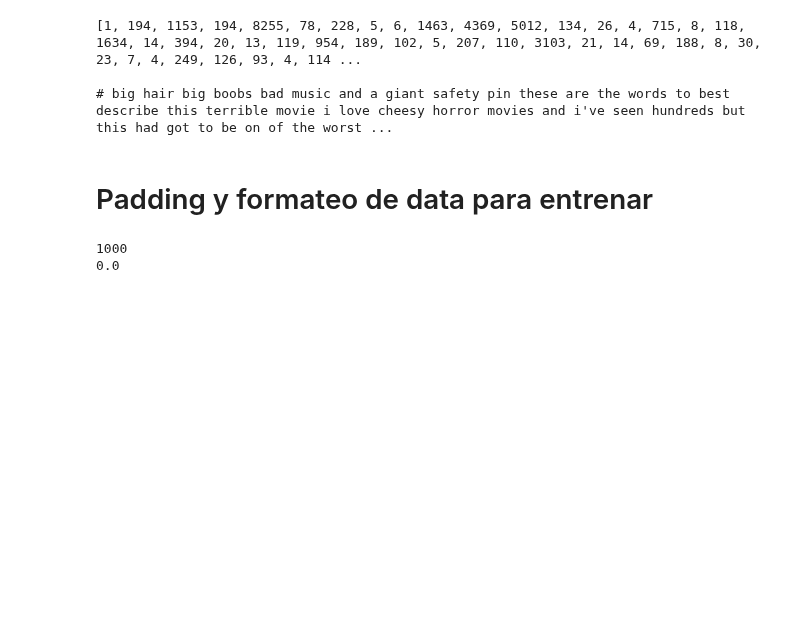
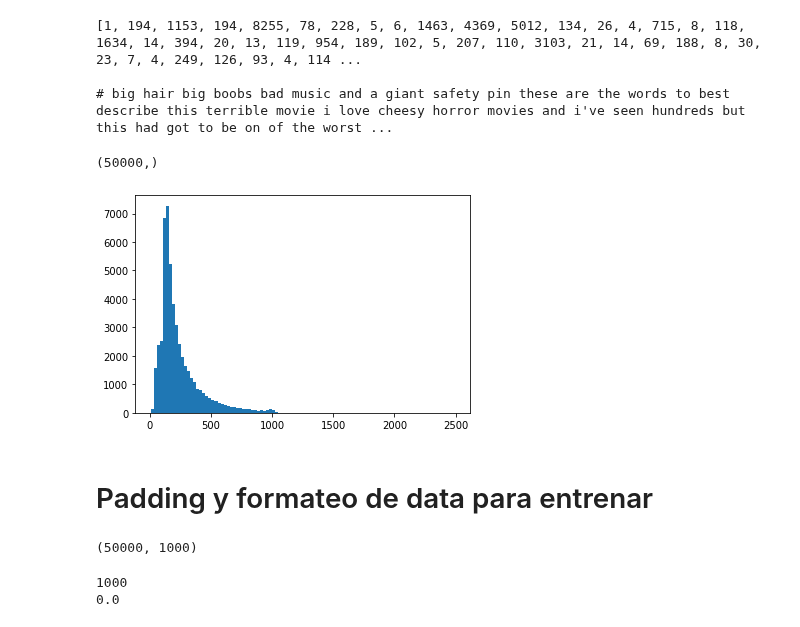
Before and after one commit to LCaravaggio/DeepLearning_ITBA, a Jupyter notebook: NLP/01-Trainable Embeddings.ipynb, the cells around one changed output. Drawn from its saved outputs; the diff is of its cells as text; code cells hidden in the pictures; blank space fills up the shorter version.

```diff
--- a/NLP/01-Trainable Embeddings.ipynb
+++ b/NLP/01-Trainable Embeddings.ipynb
@@ -105,6 +61,18 @@ print(decoded)
 [1, 194, 1153, 194, 8255, 78, 228, 5, 6, 1463, 4369, 5012, 134, 26, 4, 715, 8, 118, 1634, 14, 394, 20, 13, 119, 954, 189, 102, 5, 207, 110, 3103, 21, 14, 69, 188, 8, 30, 23, 7, 4, 249, 126, 93, 4, 114 ...
 
 # big hair big boobs bad music and a giant safety pin these are the words to best describe this terrible movie i love cheesy horror movies and i've seen hundreds but this had got to be on of the worst ...
+# %%
+data.shape
+# %% [output]
+(50000,)
+# %%
+lens=[len(x) for x in data]
+# %%
+from matplotlib import pyplot as plt
+plt.hist(lens, bins=100)
+plt.show()
+# %% [output]
+[figure, added]
 # %% [markdown]
 # Padding y formateo de data para entrenar
 # %%
@@ -112,6 +80,10 @@ print(decoded)
 maxlen=1000
 # %%
 data = pad_sequences(data,maxlen=maxlen)
+# %%
+data.shape
+# %% [output]
+(50000, 1000)
 # %%
 # Verificamos que todos tengan longitud 1000
 print(len(data[0]))
```
Also changed, not shown: parts of 13 cells of this notebook.
